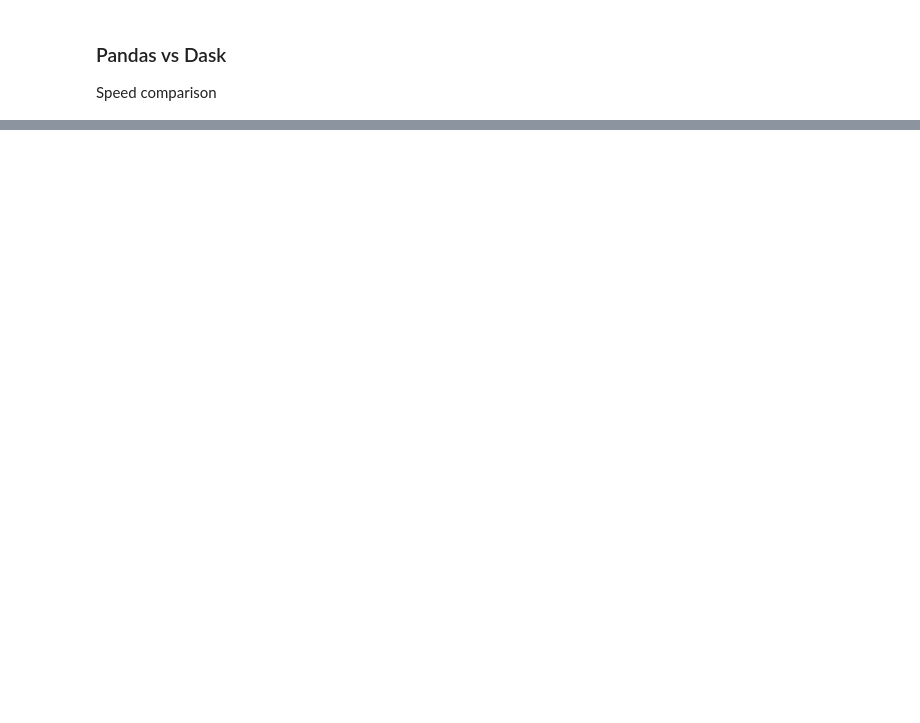
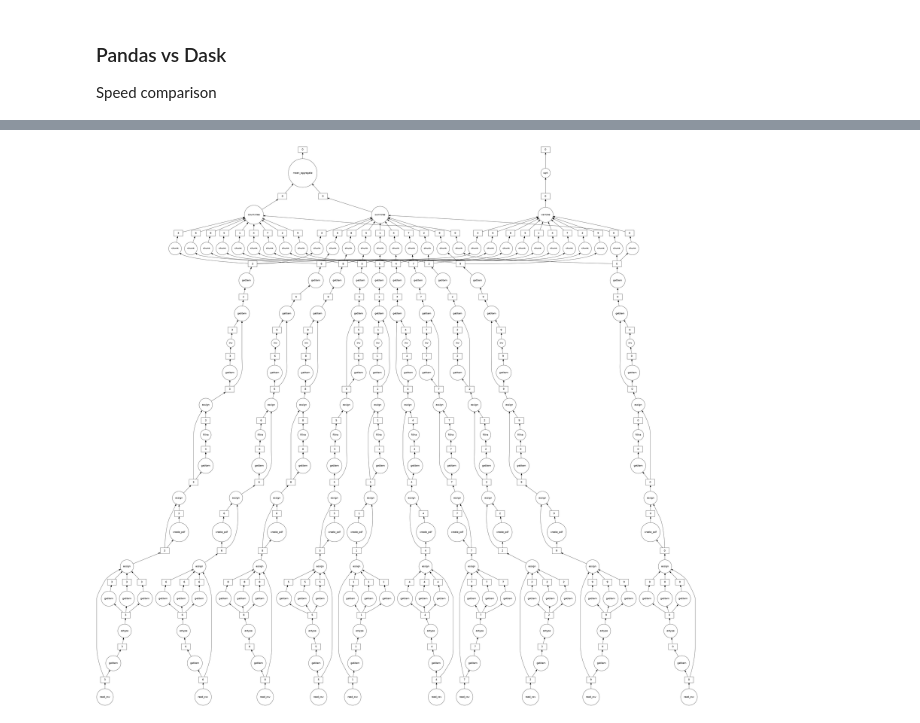
Before and after one commit to ranjithnrjk/Dask_library_tutorial, a Jupyter notebook: dask_dataframe.ipynb, the cells around one changed output, grey strips where cells are left out. Drawn from its saved outputs; the diff is of its cells as text; code cells hidden in the pictures; blank space fills up the shorter version.

Commit message:
Completed the dask dataframe tutorial

```diff
--- a/dask_dataframe.ipynb
+++ b/dask_dataframe.ipynb
@@ -31,3 +35,14 @@ Dask Name: read_csv, 1 expression
+# %%
+def create_pdf(pdf):
+    return pd.to_datetime(
+        dict(year=pdf['Year'], month=pdf['Month'], day=pdf['DayofMonth']),
+        format='%Y-%m-%d'
+    )
+# %%
+ddf['Date'] = ddf.map_partitions(
+    create_pdf,
+    meta=('Date', 'datetime64[ns]')
+)
 # %%
 ddf.columns
 # %% [output]
@@ -125,0 +173,7 @@ np.float64(1435.0)
+# %%
+def sub_2(df):
+    return df.apply(lambda x: x-2)
+
+ddf['AdjustedDepDelay'] = ddf['DepDelay'].map_partitions(sub_2, meta=("AdjustedDepDelay", "int"))
+
+ddf[['AdjustedDepDelay', 'DepDelay']].head()
@@ -125,0 +187,6 @@ np.float64(1435.0)
+# %%
+# Tips to performance improvement with 'compute' method
+
+non_cancelled = ddf[~ddf['Cancelled']]
+mean_delay = non_cancelled['DepDelay'].mean()
+std_delay = non_cancelled['DepDelay'].std()
@@ -125,0 +215,4 @@ np.float64(1435.0)
+# %%
+dask.visualize(mean_delay, std_delay)
+# %% [output]
+[figure, added]
```
Also changed, not shown: parts of 22 cells of this notebook, 2 other files.
